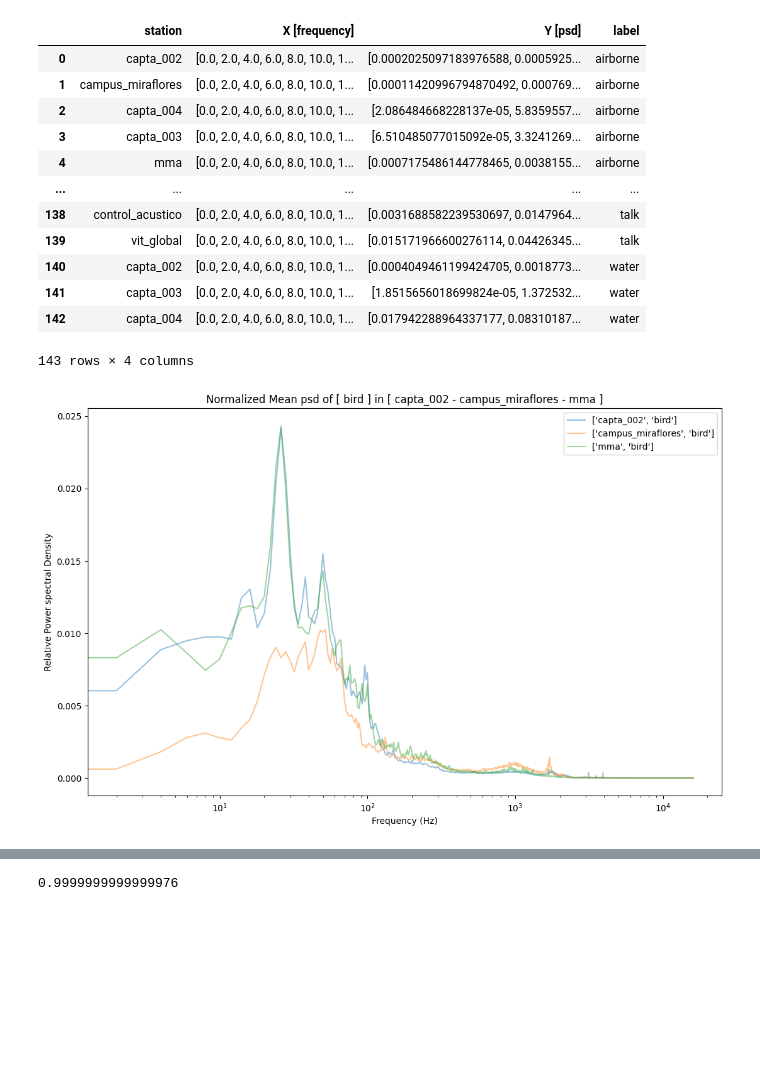
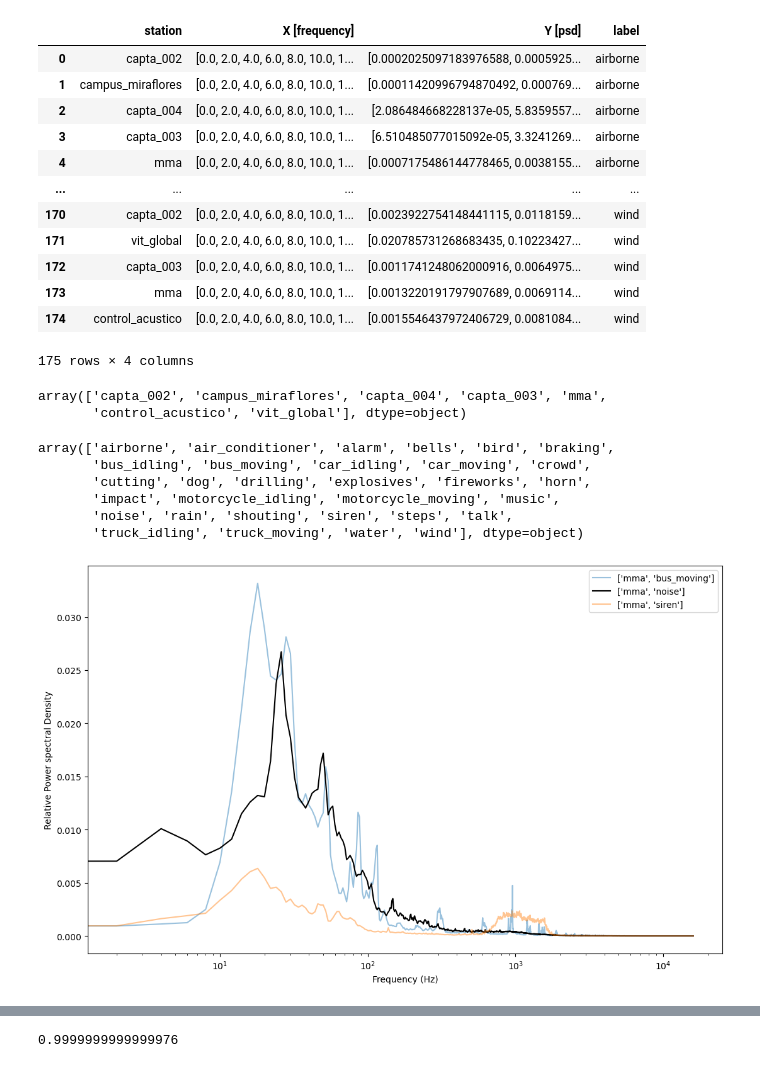
Before and after one commit to JoaquinRMorales/fusa_noise, a Jupyter notebook: Experiments.ipynb, the cells around one changed output, grey strips where cells are left out. Drawn from its saved outputs; the diff is of its cells as text; code cells hidden in the pictures; blank space fills up the shorter version.

```diff
--- a/Experiments.ipynb
+++ b/Experiments.ipynb
@@ -98,8 +106,8 @@ with open(os.getcwd()+'/Data/norm_psd.psd', "wb") as f:
     pickle.dump(df, f)
 # %%
-obj = pd.read_pickle(os.getcwd()+'/Data/norm_psd.psd')
+df = pd.read_pickle(os.getcwd()+'/data/norm_psd.psd')
 # %%
-obj
+df
 # %% [output]
 |  | station | X [frequency] | Y [psd] | label |
 | 0 | capta_002 | [0.0, 2.0, 4.0, 6.0, 8.0, 10.0, 1... | [0.0002025097183976588, 0.0005925... | airborne |
@@ -108,13 +116,27 @@ obj
 | 3 | capta_003 | [0.0, 2.0, 4.0, 6.0, 8.0, 10.0, 1... | [6.510485077015092e-05, 3.3241269... | airborne |
 | 4 | mma | [0.0, 2.0, 4.0, 6.0, 8.0, 10.0, 1... | [0.0007175486144778465, 0.0038155... | airborne |
 | ... | ... | ... | ... | ... |
-| 138 | control_acustico | [0.0, 2.0, 4.0, 6.0, 8.0, 10.0, 1... | [0.0031688582239530697, 0.0147964... | talk |
-| 139 | vit_global | [0.0, 2.0, 4.0, 6.0, 8.0, 10.0, 1... | [0.015171966600276114, 0.04426345... | talk |
-| 140 | capta_002 | [0.0, 2.0, 4.0, 6.0, 8.0, 10.0, 1... | [0.0004049461199424705, 0.0018773... | water |
-| 141 | capta_003 | [0.0, 2.0, 4.0, 6.0, 8.0, 10.0, 1... | [1.8515656018699824e-05, 1.372532... | water |
-| 142 | capta_004 | [0.0, 2.0, 4.0, 6.0, 8.0, 10.0, 1... | [0.017942288964337177, 0.08310187... | water |
+| 170 | capta_002 | [0.0, 2.0, 4.0, 6.0, 8.0, 10.0, 1... | [0.0023922754148441115, 0.0118159... | wind |
+| 171 | vit_global | [0.0, 2.0, 4.0, 6.0, 8.0, 10.0, 1... | [0.020785731268683435, 0.10223427... | wind |
+| 172 | capta_003 | [0.0, 2.0, 4.0, 6.0, 8.0, 10.0, 1... | [0.0011741248062000916, 0.0064975... | wind |
+| 173 | mma | [0.0, 2.0, 4.0, 6.0, 8.0, 10.0, 1... | [0.0013220191797907689, 0.0069114... | wind |
+| 174 | control_acustico | [0.0, 2.0, 4.0, 6.0, 8.0, 10.0, 1... | [0.0015546437972406729, 0.0081084... | wind |
-143 rows × 4 columns
+175 rows × 4 columns
+# %%
+df['station'].unique()
+# %% [output]
+array(['capta_002', 'campus_miraflores', 'capta_004', 'capta_003', 'mma',
+       'control_acustico', 'vit_global'], dtype=object)
+# %%
+df['label'].unique()
+# %% [output]
+array(['airborne', 'air_conditioner', 'alarm', 'bells', 'bird', 'braking',
+       'bus_idling', 'bus_moving', 'car_idling', 'car_moving', 'crowd',
+       'cutting', 'dog', 'drilling', 'explosives', 'fireworks', 'horn',
+       'impact', 'motorcycle_idling', 'motorcycle_moving', 'music',
+       'noise', 'rain', 'shouting', 'siren', 'steps', 'talk',
+       'truck_idling', 'truck_moving', 'water', 'wind'], dtype=object)
 # %%
-wp.norm_PSD_plot(df = df, station = ['capta_002', 'campus_miraflores', 'mma'], label = ['bird'])
+wp.norm_PSD_plot(df = df, station = ['mma'], label = ['noise', 'bus_moving', 'siren'])
 # %% [output]
-[figure, old version]
+[figure, new version]
```
Also changed, not shown: parts of 24 cells of this notebook, 3 other files.
